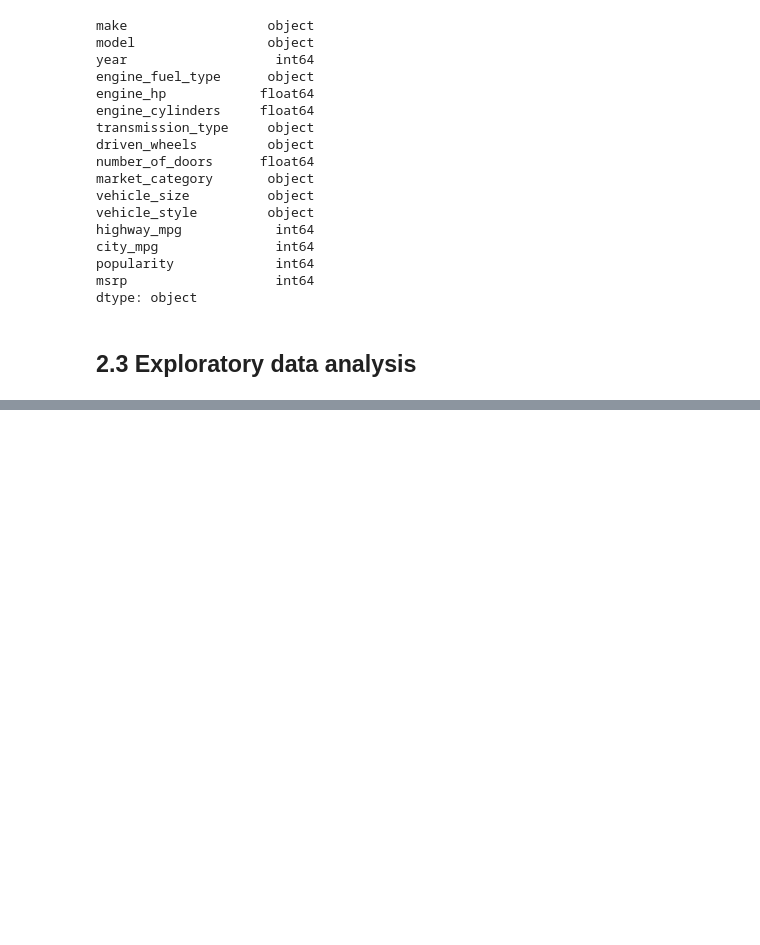
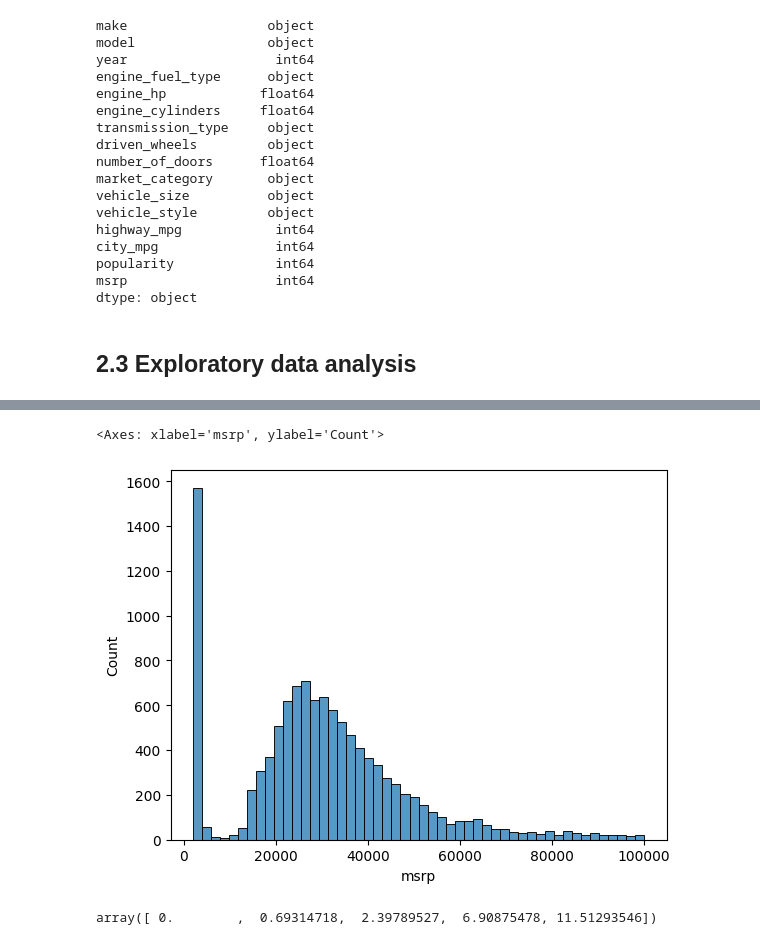
Before and after one commit to brukeg/machine-learning-zoomcamp, a Jupyter notebook: 02-regression/2.2 lesson.ipynb, the cells around one changed output, grey strips where cells are left out. Saved outputs shown, nothing was run; the diff lists cells and outputs as text; code cells hidden in the pictures; blank space fills up the shorter version.

```diff
--- a/02-regression/2.2 lesson.ipynb
+++ b/02-regression/2.2 lesson.ipynb
@@ -112,0 +164,12 @@ dtype: object
+# %%
+sns.histplot(df.msrp[df.msrp < 100000], bins=50)
+# %% [output]
+<Axes: xlabel='msrp', ylabel='Count'>
+[figure, added]
+# %%
+# long tail distribution is not good for machine learning; the tail will confuse the model.
+# so we'll apply the logarithm distribution
+# there is no log(0) so log1p is used
+np.log1p([0, 1, 10, 1000, 100000])
+# %% [output]
+array([ 0.        ,  0.69314718,  2.39789527,  6.90875478, 11.51293546])
```
Also changed, not shown: parts of 7 cells of this notebook.
